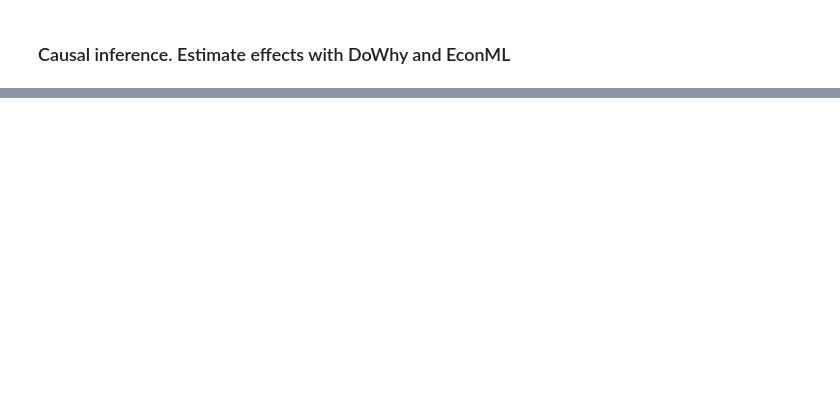
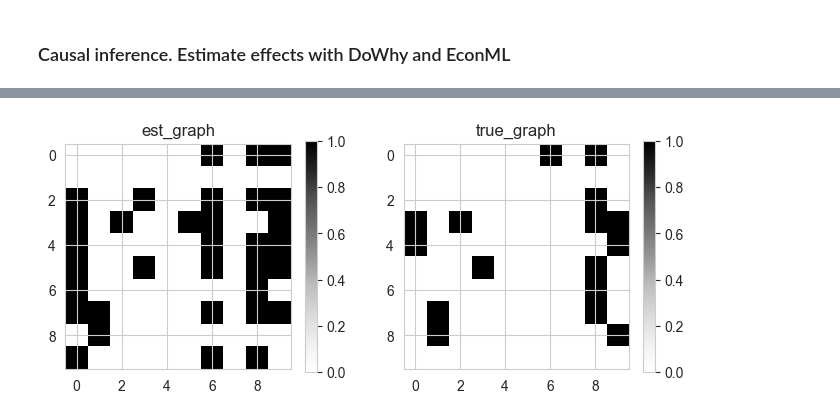
Before and after one commit to ProfessorBanner/Portfolio., a Jupyter notebook: Data Science/Information theory and causal inference.ipynb, the cells around one changed output, grey strips where cells are left out. Drawn from its saved outputs; the diff is of its cells as text; code cells hidden in the pictures; blank space fills up the shorter version.

```diff
--- a/Data Science/Information theory and causal inference.ipynb
+++ b/Data Science/Information theory and causal inference.ipynb
@@ -1440,0 +1647,11 @@ propensity_score_matching
+# %%
+# Score-based methods:  Greedy Equivalence Search (GES) algorithm.
+ges = GES(criterion='bic')
+# %%
+ges.learn(dataset.X)
+# %%
+pred_dag=ges.causal_matrix
+# %%
+GraphDAG(est_dag=pred_dag, true_dag=matrix);
+# %% [output]
+[figure, added]
```
Also changed, not shown: parts of 42 cells of this notebook.
